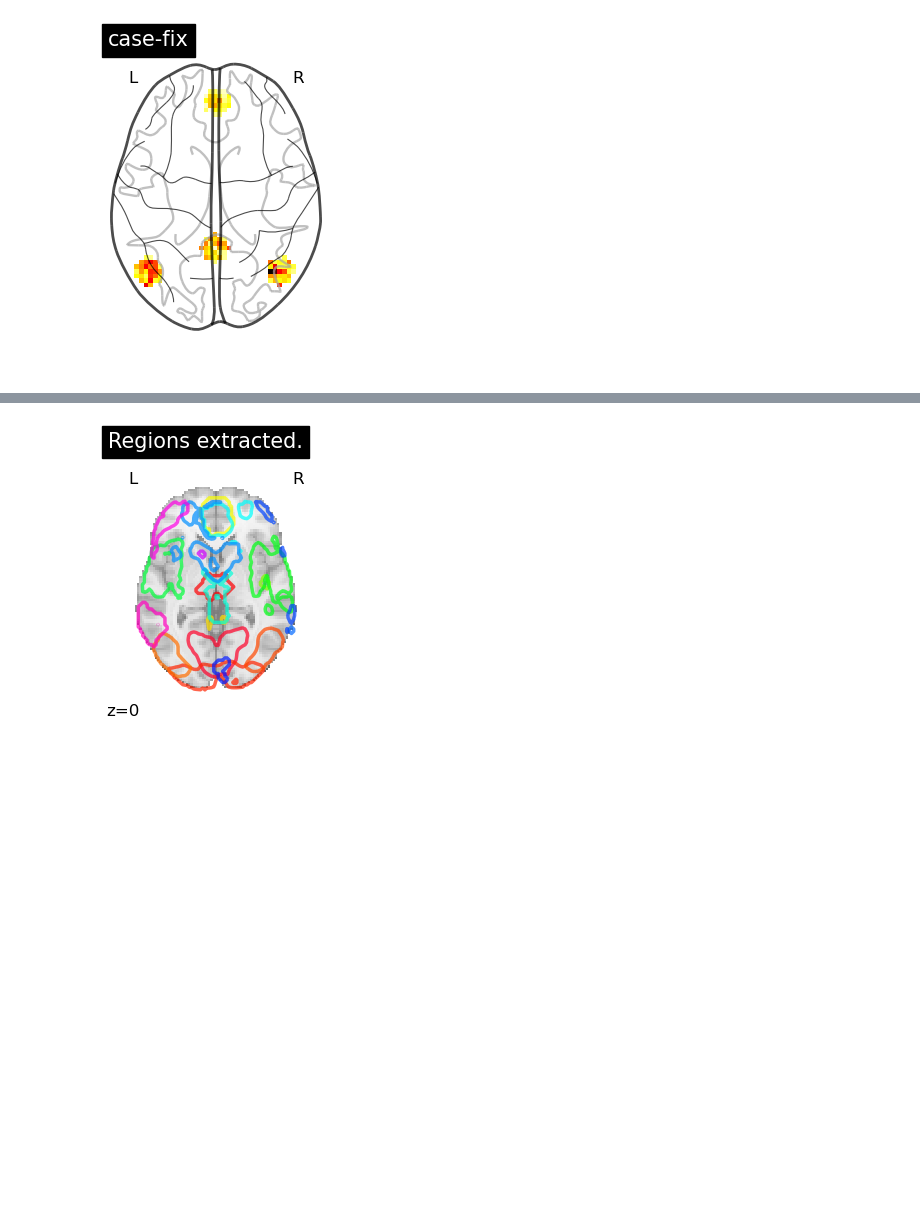
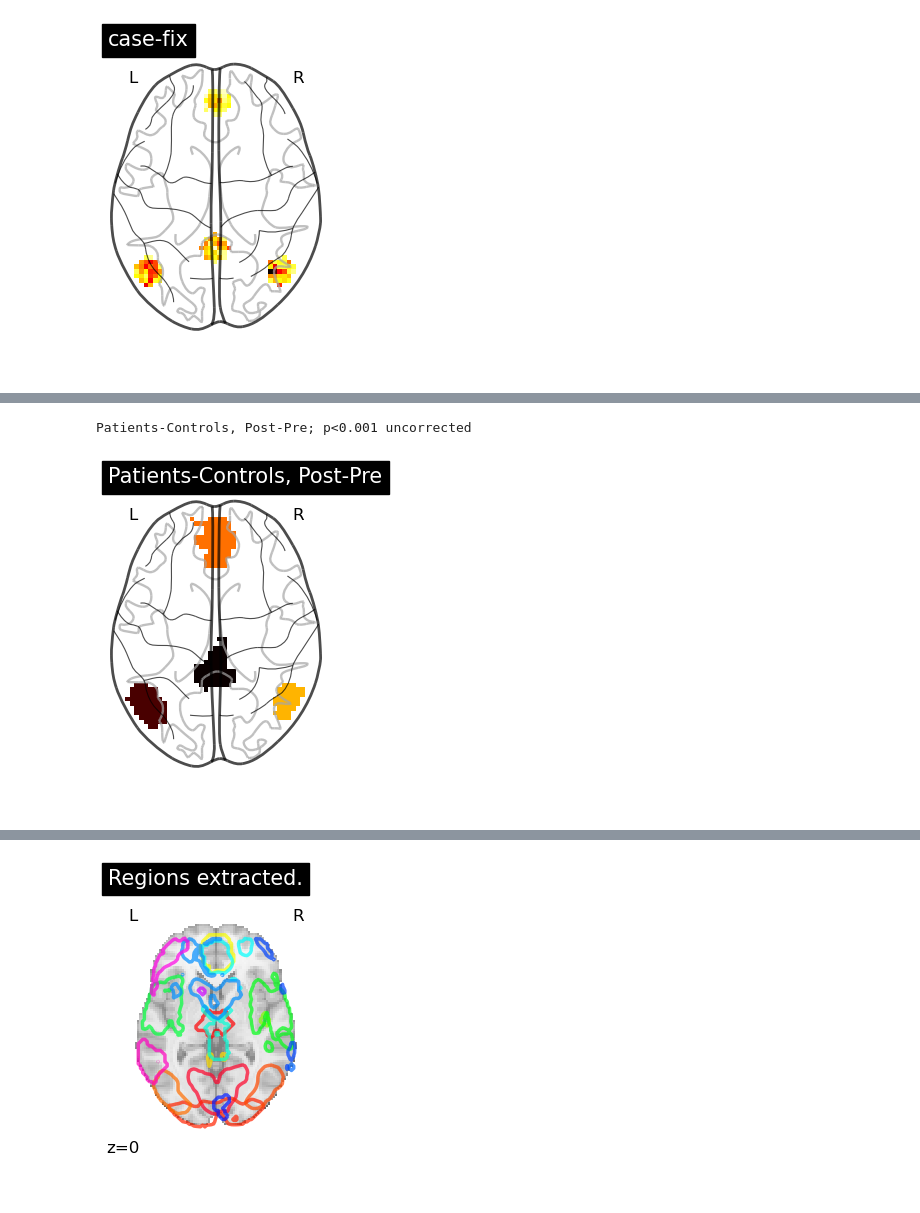
Before and after one commit to gillgrennan/self-other_ms, a Jupyter notebook: self-other_dmn_roi_analysis.ipynb, the cells around one changed output, grey strips where cells are left out. Cells and saved outputs as stored; diff of their text form; code cells hidden in the pictures; blank space fills up the shorter version.

```diff
--- a/self-other_dmn_roi_analysis.ipynb
+++ b/self-other_dmn_roi_analysis.ipynb
@@ -571,0 +836,28 @@ for sess in nosessions:
+# %%
+#Plotting! <0.001 uncorrected
+import numpy as np
+import matplotlib.pyplot as plt
+from nilearn import plotting
+
+p001_unc = norm.isf(0.001)
+
+contrast_id = 'Patients-Controls, Post-Pre'
+
+contrast_val = contrasts[contrast_id]
+print(f"{contrast_id}; p<0.001 uncorrected")
+
+# computing contrast:
+contrast = compute_contrast(secondlevel_labels, secondlevel_estimates, contrast_val)
+z_score = contrast.z_score()
+
+plotimg = masker.inverse_transform(z_score)
+
+plotting.plot_glass_brain(
+    plotimg,
+    display_mode="z",
+    title=contrast_id,
+    )
+plotting.show()
+# %% [output]
+Patients-Controls, Post-Pre; p<0.001 uncorrected
+[figure, added]
```
Also changed, not shown: parts of 19 cells of this notebook.
